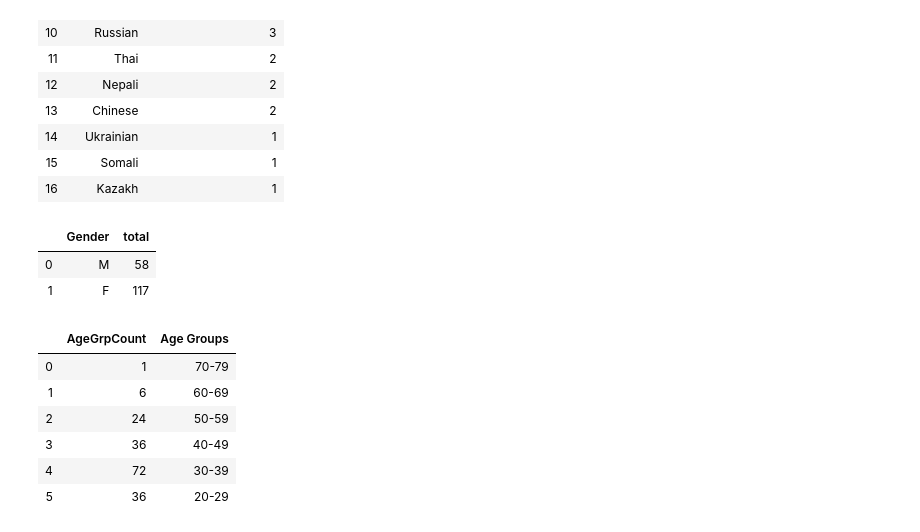
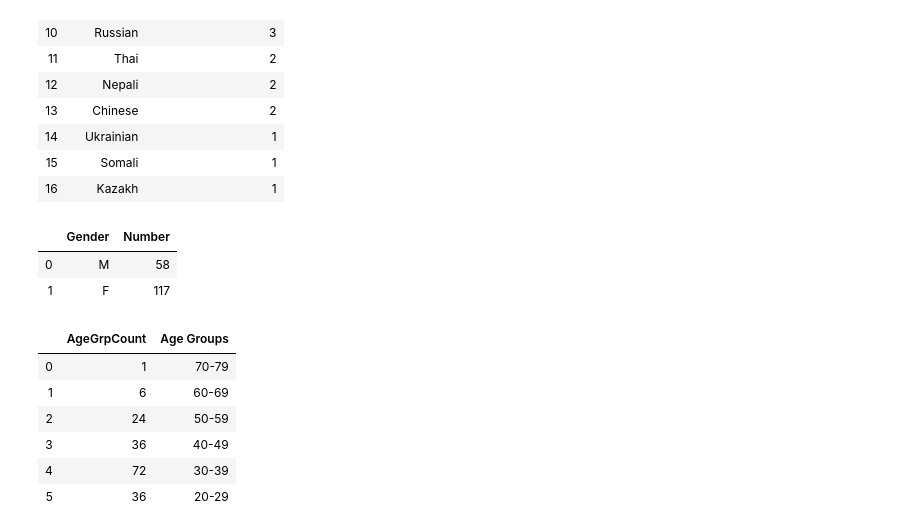
Before and after one commit to purumaster/LAESLData, a Jupyter notebook: LAESLData.ipynb, the cells around one changed output. Saved outputs shown, nothing was run; the diff lists cells and outputs as text; code cells hidden in the pictures.

```diff
--- a/LAESLData.ipynb
+++ b/LAESLData.ipynb
@@ -171,21 +172,21 @@ df3
 # %%
 # Student's genders.
 query = '''
-SELECT Gender, COUNT(*) AS total
+SELECT Gender, COUNT(*) AS Number
 FROM LAESL
 GROUP BY Gender = "M","F";
 
 '''
 
 df4 = run_query(query)
 
 # read data out of the database and into dataframe
 df4 = df4.sort_values("Gender", ascending = False).reset_index(drop=True)
 
 
 df4
 # %% [output]
-|  | Gender | total |
+|  | Gender | Number |
 | 0 | M | 58 |
 | 1 | F | 117 |
 # %%
```
Also changed, not shown: parts of 2 cells of this notebook, 1 other file.
